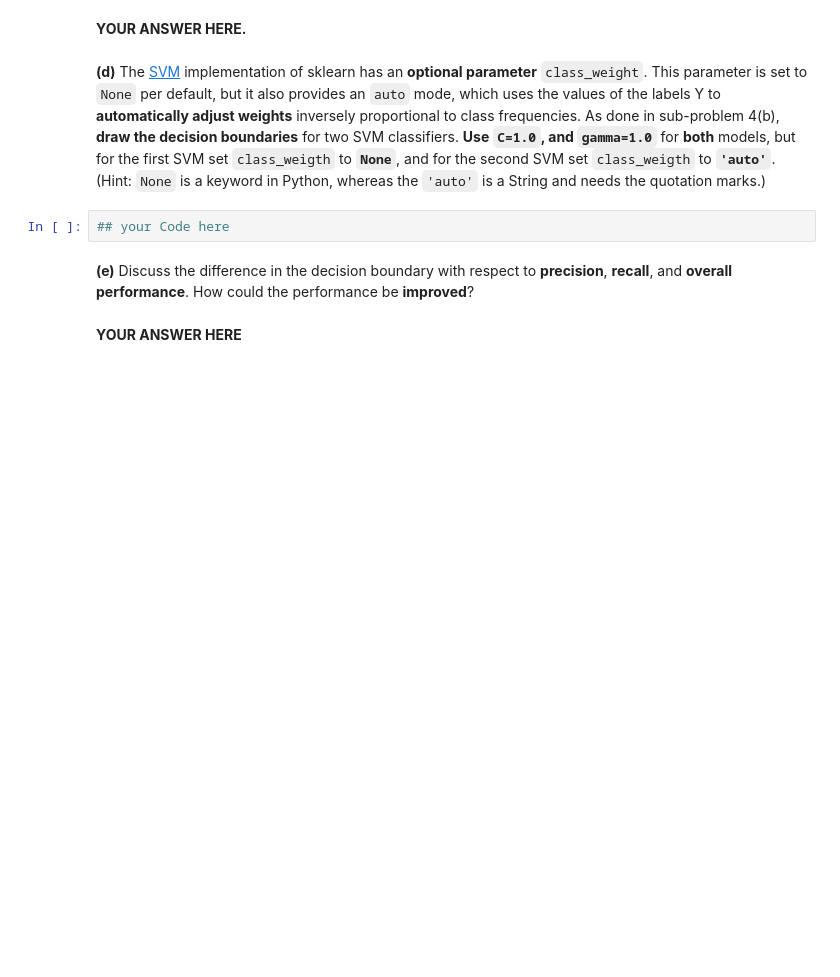
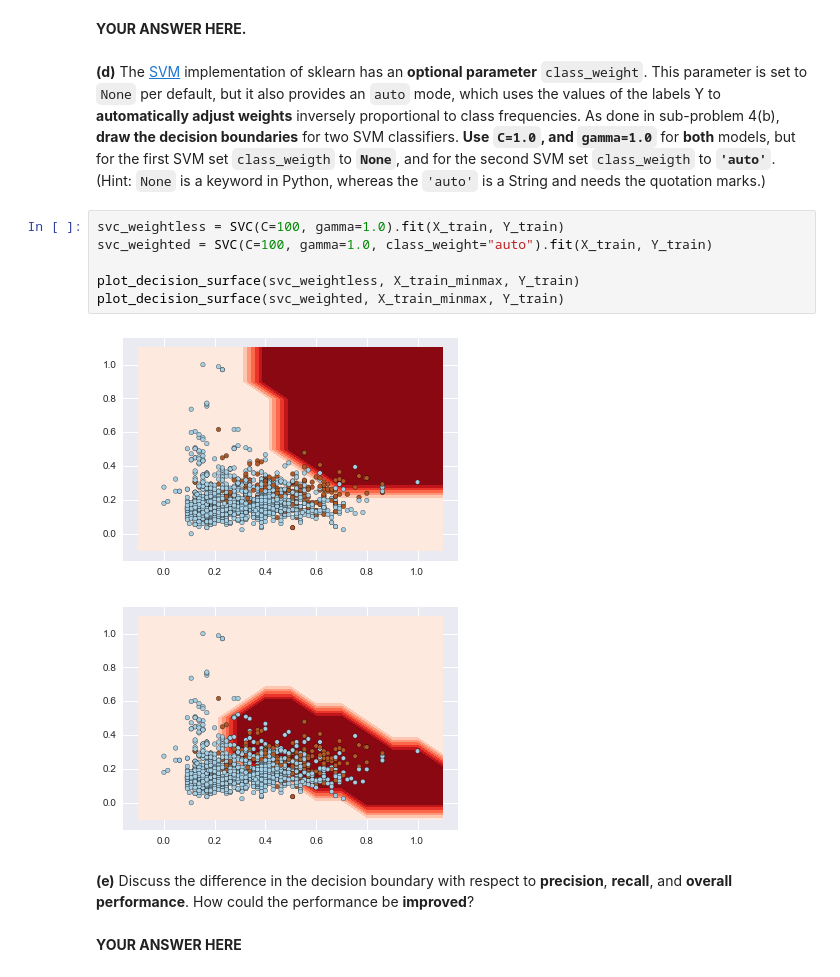
Before and after one commit to dimagalat/CSCI_E-109, a Jupyter notebook: homework/santos_n_hw5/HW5.ipynb, the cells around one changed output. Saved outputs shown, nothing was run; the diff lists cells and outputs as text; blank space fills up the shorter version.

```diff
--- a/homework/santos_n_hw5/HW5.ipynb
+++ b/homework/santos_n_hw5/HW5.ipynb
@@ -377,8 +377,15 @@ Discuss the differences in the above decision surfaces in terms of their **compl
 **YOUR ANSWER HERE.**
 # %% [markdown]
 **(d)** The <a href='http://scikit-learn.org/stable/modules/generated/sklearn.svm.SVC.html#sklearn.svm.SVC'> SVM</a> implementation of sklearn has an **optional parameter** `class_weight`. This parameter is set to `None` per default, but it also provides an `auto` mode, which uses the values of the labels Y to **automatically adjust weights** inversely proportional to class frequencies. As done in sub-problem 4(b), **draw the decision boundaries** for two SVM classifiers. **Use `C=1.0`, and `gamma=1.0`** for **both** models, but for the first SVM set `class_weigth` to **`None`**, and for the second SVM set `class_weigth` to **`'auto'`**. (Hint: `None` is a keyword in Python, whereas the `'auto'` is a String and needs the quotation marks.)
-# %%
-## your Code here
+# %%
+svc_weightless = SVC(C=100, gamma=1.0).fit(X_train, Y_train)
+svc_weighted = SVC(C=100, gamma=1.0, class_weight="auto").fit(X_train, Y_train)
+
+plot_decision_surface(svc_weightless, X_train_minmax, Y_train)
+plot_decision_surface(svc_weighted, X_train_minmax, Y_train)
+# %% [output]
+[figure, added]
+[figure, added]
 # %% [markdown]
 **(e)** Discuss the difference in the decision boundary with respect to **precision**, **recall**, and **overall performance**. How could the performance be **improved**?
 # %% [markdown]
```
Also changed, not shown: parts of 1 cell of this notebook.
